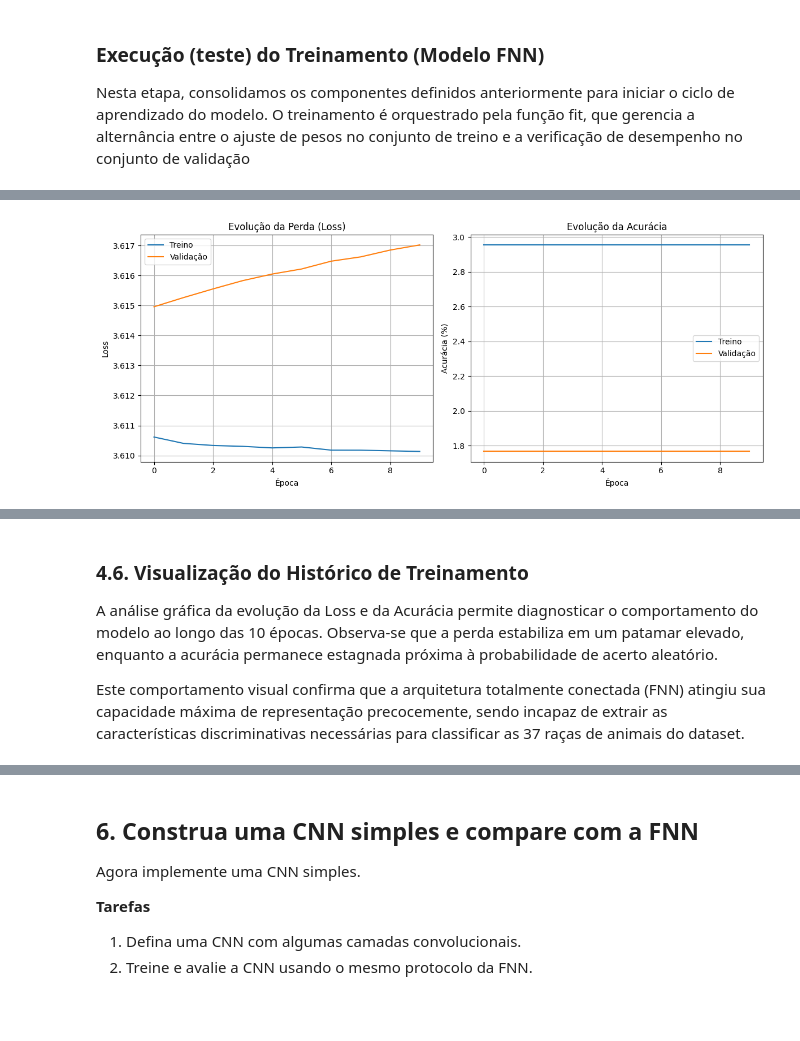
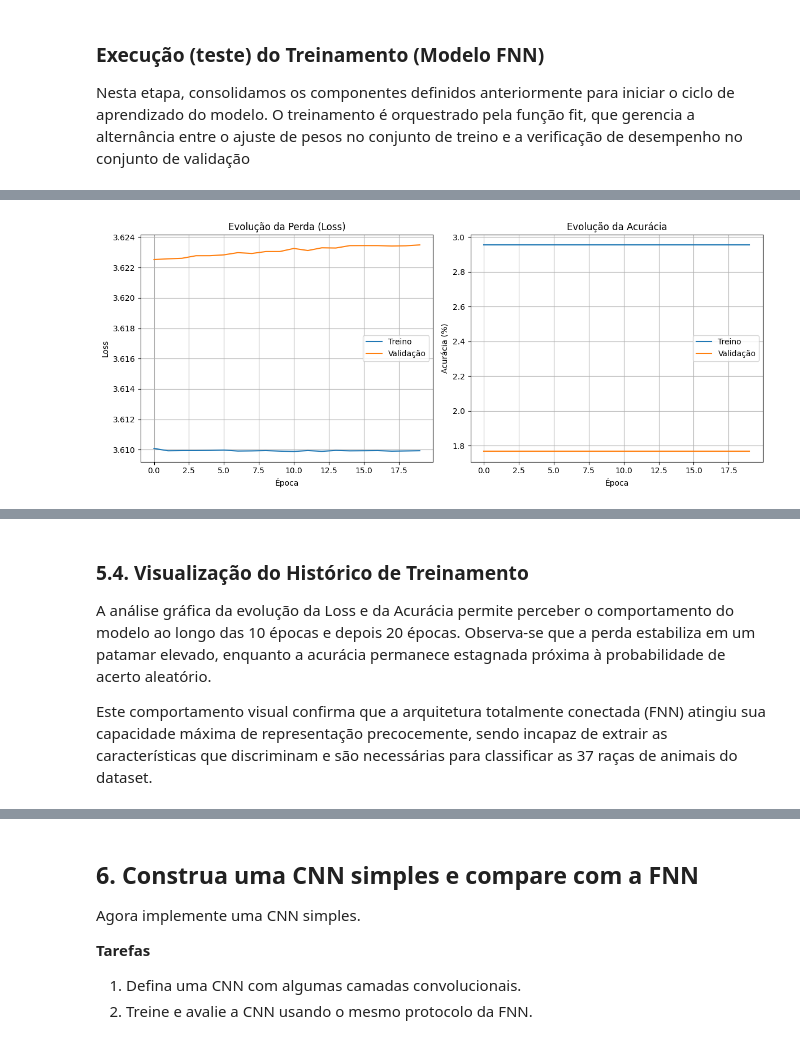
Before and after one commit to Heri-impatech/trabalho_I_ml2, a Jupyter notebook: trabalho_1/classificacao_com_cnn.ipynb, the cells around one changed output, grey strips where cells are left out. Drawn from its saved outputs; the diff is of its cells as text; code cells hidden in the pictures; blank space fills up the shorter version.

```diff
--- a/trabalho_1/classificacao_com_cnn.ipynb
+++ b/trabalho_1/classificacao_com_cnn.ipynb
@@ -482,6 +572,6 @@ Nesta etapa, consolidamos os componentes definidos anteriormente para iniciar o
 # %%
 # Definir hiperparâmetros
-EPOCHS = 10
+EPOCHS = 20
 learning_rate = 0.001
 
 criterion = nn.CrossEntropyLoss()  # Para classificação multi-classe
@@ -515,30 +611,31 @@ Iniciando o treinamento...
 # %%
-import matplotlib.pyplot as plt
-
-# Criar uma figura com dois subplots (Loss e Acurácia)
 plt.figure(figsize=(12, 5))
 
 # Gráfico 1: Loss (Perda)
 plt.subplot(1, 2, 1)
 plt.plot(historico['train_loss'], label='Treino')
 plt.plot(historico['val_loss'], label='Validação')
 plt.title('Evolução da Perda (Loss)')
 plt.xlabel('Época')
 plt.ylabel('Loss')
 plt.legend()
 plt.grid(True)
 
 # Gráfico 2: Acurácia
 plt.subplot(1, 2, 2)
 plt.plot(historico['train_acc'], label='Treino')
 plt.plot(historico['val_acc'], label='Validação')
 plt.title('Evolução da Acurácia')
 plt.xlabel('Época')
 plt.ylabel('Acurácia (%)')
 plt.legend()
 plt.grid(True)
 
 plt.tight_layout()
 plt.show()
+
+# 5.5: Reportar métricas finais em validação
+final_loss, final_acc = evaluate(model_fnn_simple, validacao_loader, criterion, device)
+print(f"Métricas Finais na Validação - Loss: {final_loss:.4f} | Acc: {final_acc:.2f}%")
 # %% [output]
-[figure, old version]
+[figure, new version]
@@ -545,6 +643,6 @@ plt.show()
 # %% [markdown]
-### 4.6. Visualização do Histórico de Treinamento
+### 5.4. Visualização do Histórico de Treinamento
 
-A análise gráfica da evolução da Loss e da Acurácia permite diagnosticar o comportamento do modelo ao longo das 10 épocas. Observa-se que a perda estabiliza em um patamar elevado, enquanto a acurácia permanece estagnada próxima à probabilidade de acerto aleatório.
+A análise gráfica da evolução da Loss e da Acurácia permite perceber o comportamento do modelo ao longo das 10 épocas e depois 20 épocas. Observa-se que a perda estabiliza em um patamar elevado, enquanto a acurácia permanece estagnada próxima à probabilidade de acerto aleatório.
 
-Este comportamento visual confirma que a arquitetura totalmente conectada (FNN) atingiu sua capacidade máxima de representação precocemente, sendo incapaz de extrair as características discriminativas necessárias para classificar as 37 raças de animais do dataset.
+Este comportamento visual confirma que a arquitetura totalmente conectada (FNN) atingiu sua capacidade máxima de representação precocemente, sendo incapaz de extrair as características que discriminam e são necessárias para classificar as 37 raças de animais do dataset.
```
Also changed, not shown: parts of 12 cells of this notebook.
